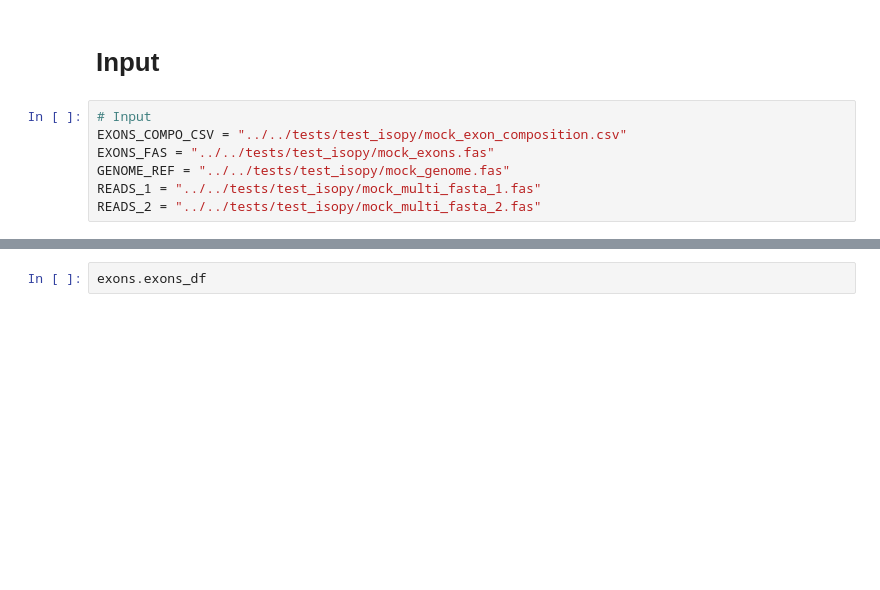
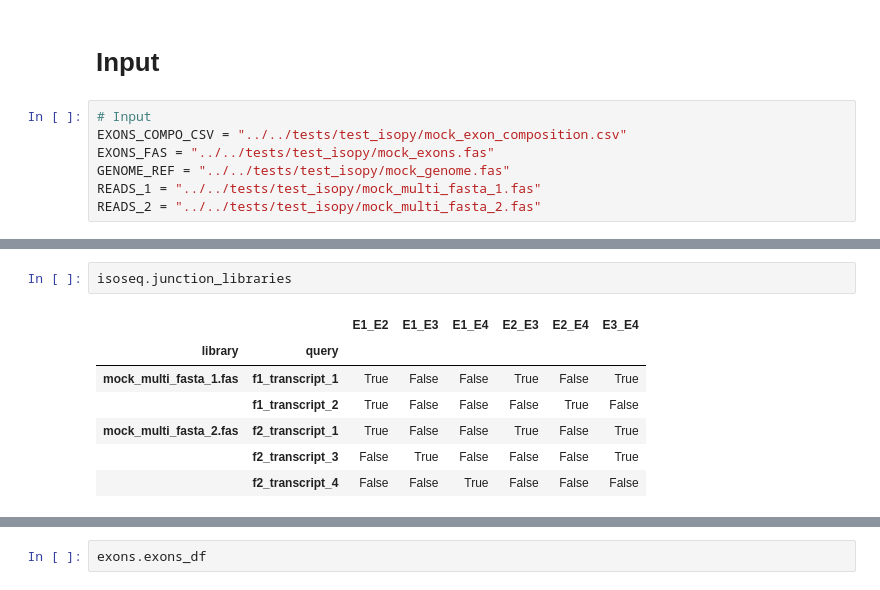
Before and after one commit to khourhin/isopy, a Jupyter notebook: isopy/notebooks/tutorial.ipynb, the cells around one changed output, grey strips where cells are left out. Cells and saved outputs as stored; diff of their text form; blank space fills up the shorter version.

```diff
--- a/isopy/notebooks/tutorial.ipynb
+++ b/isopy/notebooks/tutorial.ipynb
@@ -14,0 +62,10 @@ READS_2 = "../../tests/test_isopy/mock_multi_fasta_2.fas"
+# %%
+isoseq.junction_libraries
+# %% [output]
+|  |  | E1_E2 | E1_E3 | E1_E4 | E2_E3 | E2_E4 | E3_E4 |
+| library | query |  |  |  |  |  |  |
+| mock_multi_fasta_1.fas | f1_transcript_1 | True | False | False | True | False | True |
+|  | f1_transcript_2 | True | False | False | False | True | False |
+| mock_multi_fasta_2.fas | f2_transcript_1 | True | False | False | True | False | True |
+|  | f2_transcript_3 | False | True | False | False | False | True |
+|  | f2_transcript_4 | False | False | True | False | False | False |
```
Also changed, not shown: parts of 10 cells of this notebook, 1 other file.
